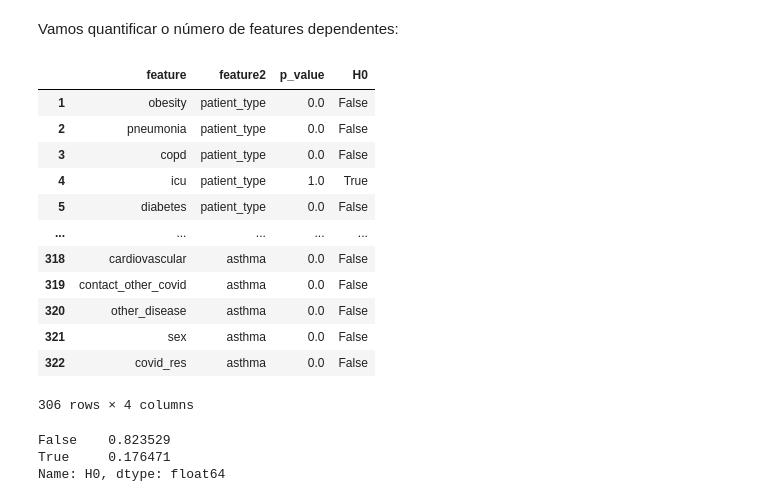
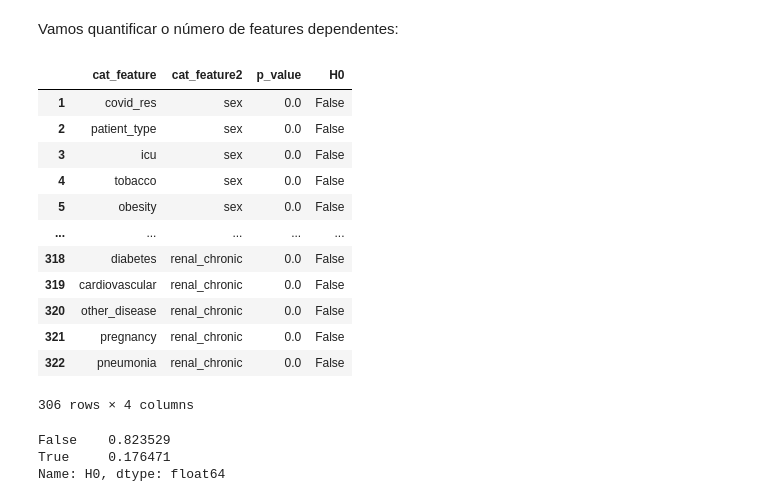
Before and after one commit to flimao/modelos-covid, a Jupyter notebook: notebooks_exploration/1-preproc.ipynb, the cells around one changed output. Saved outputs shown, nothing was run; the diff lists cells and outputs as text; code cells hidden in the pictures.

```diff
--- a/notebooks_exploration/1-preproc.ipynb
+++ b/notebooks_exploration/1-preproc.ipynb
@@ -239,9 +239,9 @@ def remover_outliers(df):
     df = df.copy()
 
     outliers_mask = (
-        ((covid_t1.age < 12) & (covid_t1.pregnancy == 1)) | # crianca gravida
-        ((covid_t1.sex == 0) & (covid_t1.pregnancy == 1)) | # homem gravido
-        ((covid_t1.patient_type == 1) & (covid_t1.intubed == 1))  # paciente dispensado e intubado
+        ((df.age < 12) & (df.pregnancy == 1)) | # crianca gravida
+        ((df.sex == 0) & (df.pregnancy == 1)) | # homem gravido
+        ((df.patient_type == 1) & (df.intubed == 1))  # paciente dispensado e intubado
     )
 
     df = df.drop(index = df.index[outliers_mask])
@@ -392,28 +392,28 @@ Vamos quantificar o número de features dependentes:
 # %%
 # aplicando a correção de bonferroni, que divide o nível de significancia desejado
 # pelo número de testes (features ** 2 menos uma vez a quantidade de features)
 alpha = 0.05
 alpha_bonferroni = alpha / (cols.shape[0] ** 2 - cols.shape[0])
 
-p_value_long = p_values.reset_index().melt(id_vars = ['feature'], var_name = 'feature2', value_name = 'p_value')
+p_value_long = p_values.reset_index().melt(id_vars = ['cat_feature'], var_name = 'cat_feature2', value_name = 'p_value')
 p_value_long.dropna(inplace = True)
 
 # criando a coluna de rejeição/não-rejeição da hipótese nula
 p_value_long['H0'] = np.where(p_value_long['p_value'] < alpha_bonferroni, False, True)
 p_value_long
 # %% [output]
-|  | feature | feature2 | p_value | H0 |
-| 1 | obesity | patient_type | 0.0 | False |
-| 2 | pneumonia | patient_type | 0.0 | False |
-| 3 | copd | patient_type | 0.0 | False |
-| 4 | icu | patient_type | 1.0 | True |
-| 5 | diabetes | patient_type | 0.0 | False |
+|  | cat_feature | cat_feature2 | p_value | H0 |
+| 1 | covid_res | sex | 0.0 | False |
+| 2 | patient_type | sex | 0.0 | False |
+| 3 | icu | sex | 0.0 | False |
+| 4 | tobacco | sex | 0.0 | False |
+| 5 | obesity | sex | 0.0 | False |
 | ... | ... | ... | ... | ... |
-| 318 | cardiovascular | asthma | 0.0 | False |
-| 319 | contact_other_covid | asthma | 0.0 | False |
-| 320 | other_disease | asthma | 0.0 | False |
-| 321 | sex | asthma | 0.0 | False |
-| 322 | covid_res | asthma | 0.0 | False |
+| 318 | diabetes | renal_chronic | 0.0 | False |
+| 319 | cardiovascular | renal_chronic | 0.0 | False |
+| 320 | other_disease | renal_chronic | 0.0 | False |
+| 321 | pregnancy | renal_chronic | 0.0 | False |
+| 322 | pneumonia | renal_chronic | 0.0 | False |
 306 rows × 4 columns
 # %%
 p_value_long['H0'].value_counts(normalize = True)
```
Also changed, not shown: parts of 8 cells of this notebook, 1 other file.
